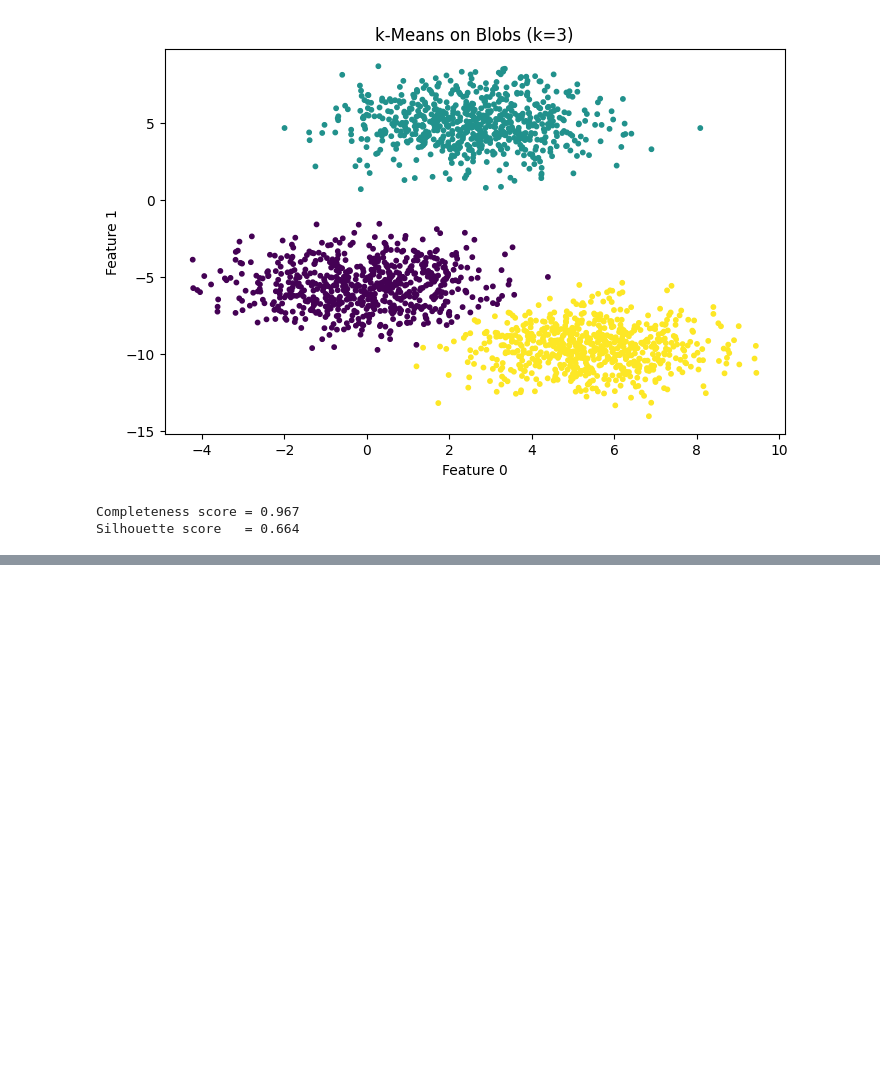
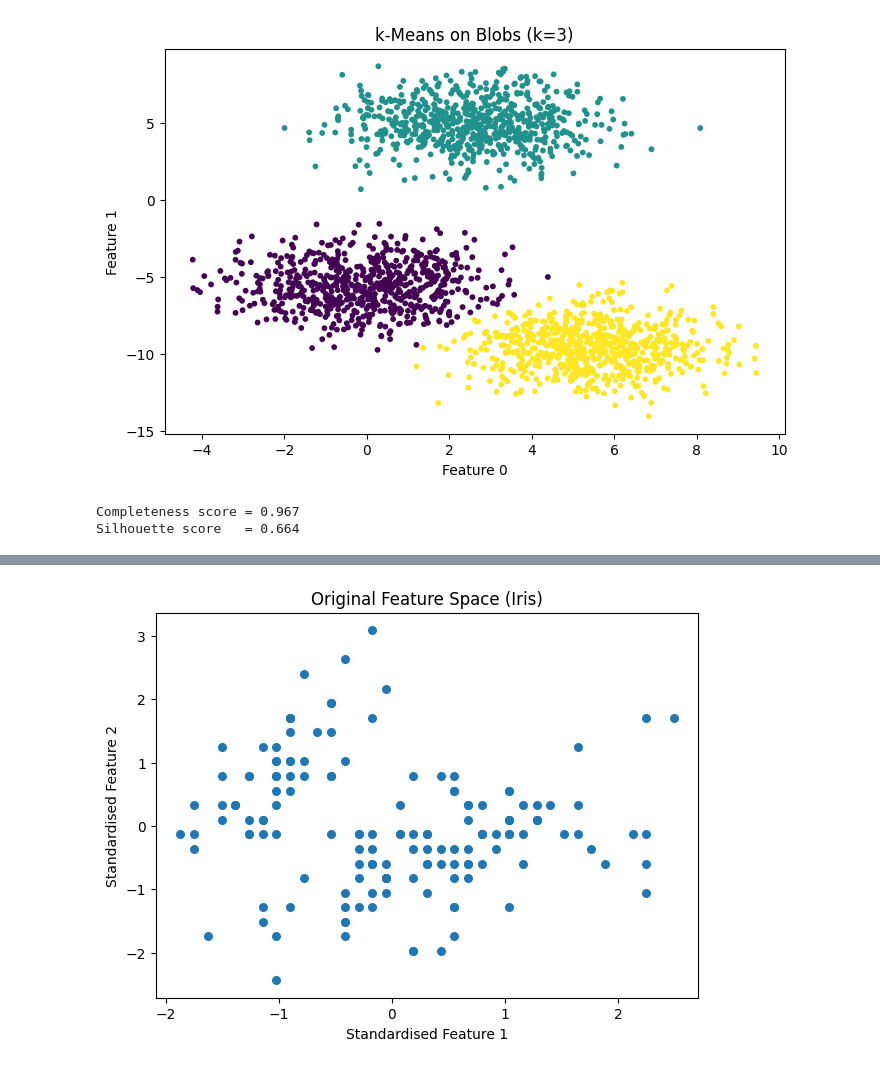
Before and after one commit to sagihaider/ce888, a Jupyter notebook: Week03/Lecture/lec3.ipynb, the cells around one changed output, grey strips where cells are left out. Cells and saved outputs as stored; diff of their text form; code cells hidden in the pictures; blank space fills up the shorter version.

```diff
--- a/Week03/Lecture/lec3.ipynb
+++ b/Week03/Lecture/lec3.ipynb
@@ -67,0 +263,9 @@ Silhouette score   = 0.664
+# %%
+plt.figure(figsize=(7, 5))
+plt.scatter(X_std[:, 0], X_std[:, 1], s=30)
+plt.xlabel("Standardised Feature 1")
+plt.ylabel("Standardised Feature 2")
+plt.title("Original Feature Space (Iris)")
+plt.show()
+# %% [output]
+[figure, added]
```
Also changed, not shown: parts of 7 cells of this notebook, 14 other files.
